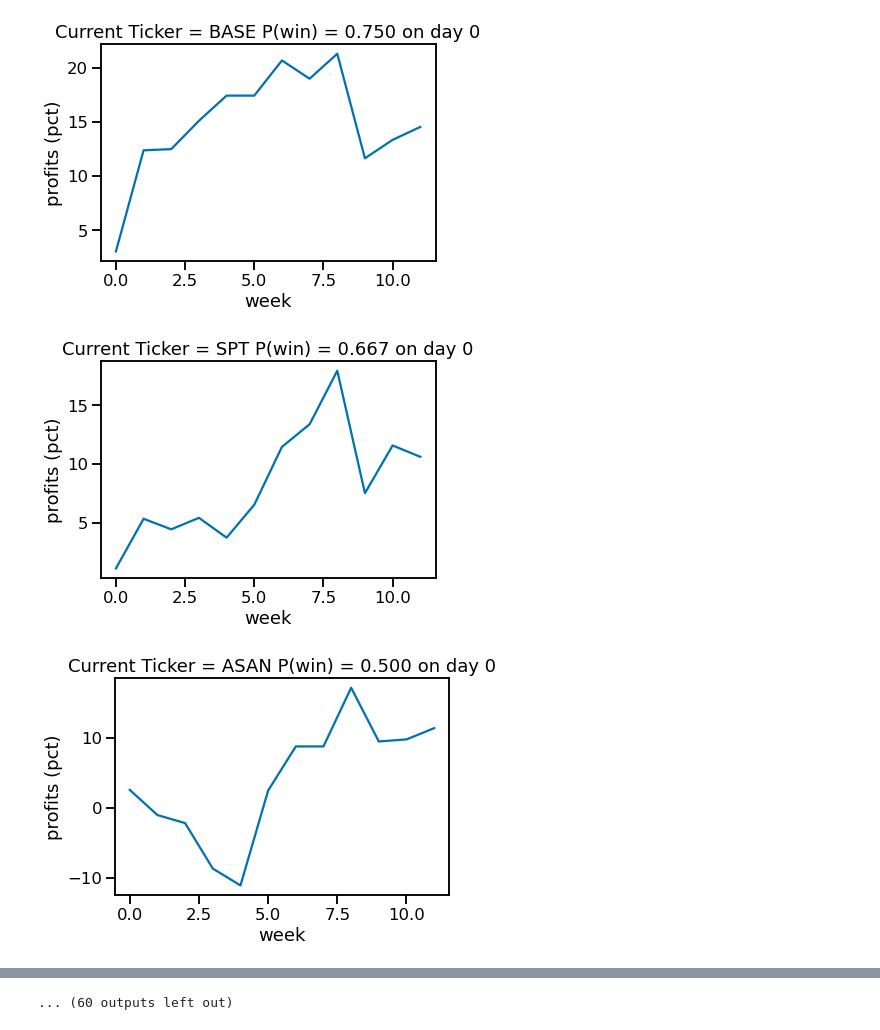
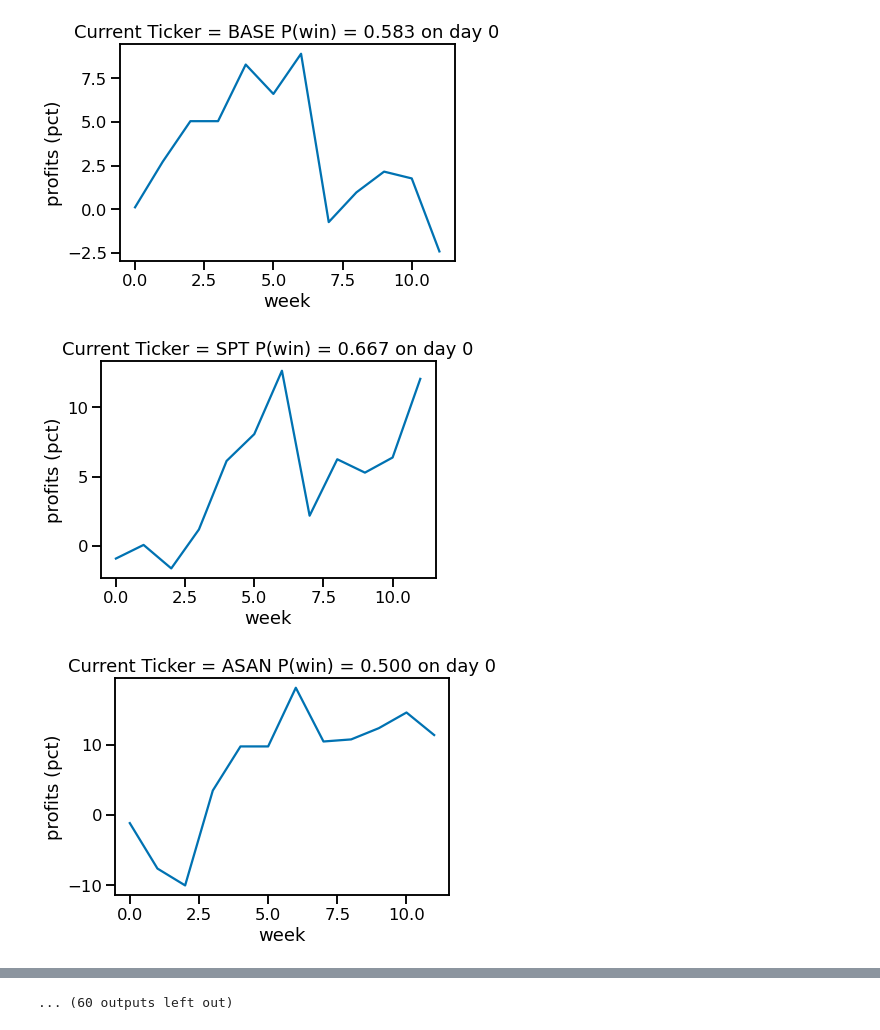
Before and after one commit to apexfund/APEX, a Jupyter notebook: RecoveryStocksArbitrage/recovery.ipynb, the cells around one changed output, grey strips where cells are left out. Saved outputs shown, nothing was run; the diff lists cells and outputs as text; code cells hidden in the pictures.

```diff
--- a/RecoveryStocksArbitrage/recovery.ipynb
+++ b/RecoveryStocksArbitrage/recovery.ipynb
@@ -170,10 +170,10 @@ def backtest_monday(data):
 # %%
 df = pd.read_csv("/Users/sandeep/Workspace/APEX/RecoveryStocksArbitrage/Yash_Recovery_Stocks.csv")
 df = clean_data(df)
 
-historical_data = get_historical_data(df, '2022-08-01', '2022-10-30', '1d')
+historical_data = get_historical_data(df, '2022-08-11', '2022-11-11', '1d')
 backtest_data = backtest_monday(historical_data)
 # %% [output]
-[figure, old version]
+[figure, new version]
-[figure, old version]
+[figure, new version]
-[figure, old version]
+[figure, new version]
```
Also changed, not shown: parts of 1 cell of this notebook, 2 other files.
